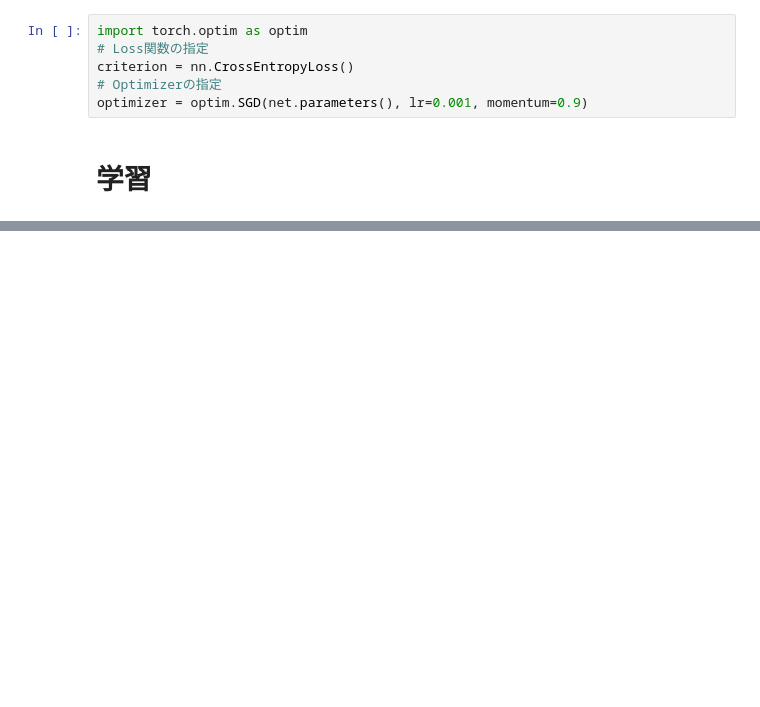
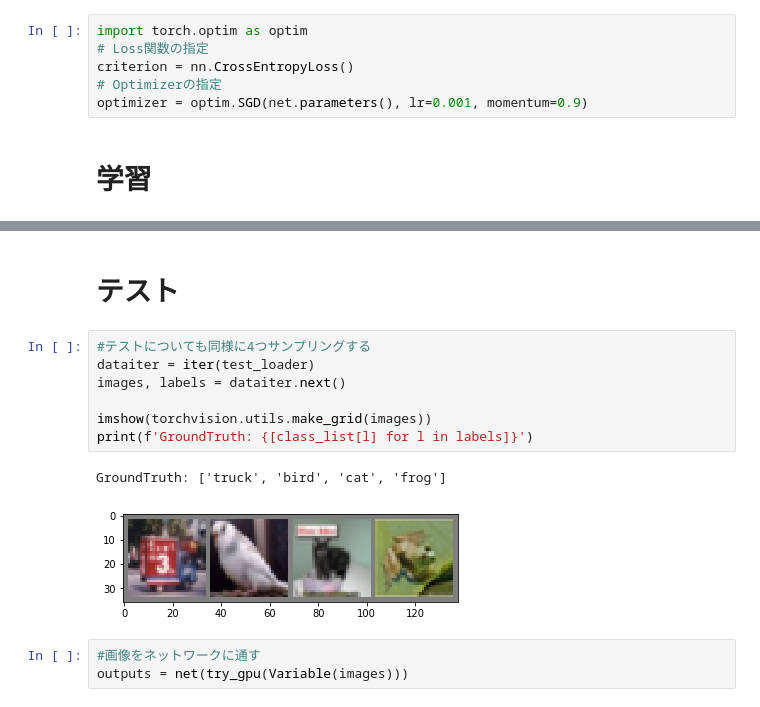
Before and after one commit to shunyooo/pytorch-practice, a Jupyter notebook: 1.Pytorchの基本.ipynb, the cells around one changed output, grey strips where cells are left out. Saved outputs shown, nothing was run; the diff lists cells and outputs as text; blank space fills up the shorter version.

```diff
--- a/1.Pytorchの基本.ipynb
+++ b/1.Pytorchの基本.ipynb
@@ -476,0 +480,15 @@ KeyboardInterrupt:
+# %% [markdown]
+# テスト
+# %%
+#テストについても同様に4つサンプリングする
+dataiter = iter(test_loader)
+images, labels = dataiter.next()
+
+imshow(torchvision.utils.make_grid(images))
+print(f'GroundTruth: {[class_list[l] for l in labels]}')
+# %% [output]
+GroundTruth: ['truck', 'bird', 'cat', 'frog']
+[figure, added]
+# %%
+#画像をネットワークに通す
+outputs = net(try_gpu(Variable(images)))
```
Also changed, not shown: parts of 18 cells of this notebook, 1 other file.
